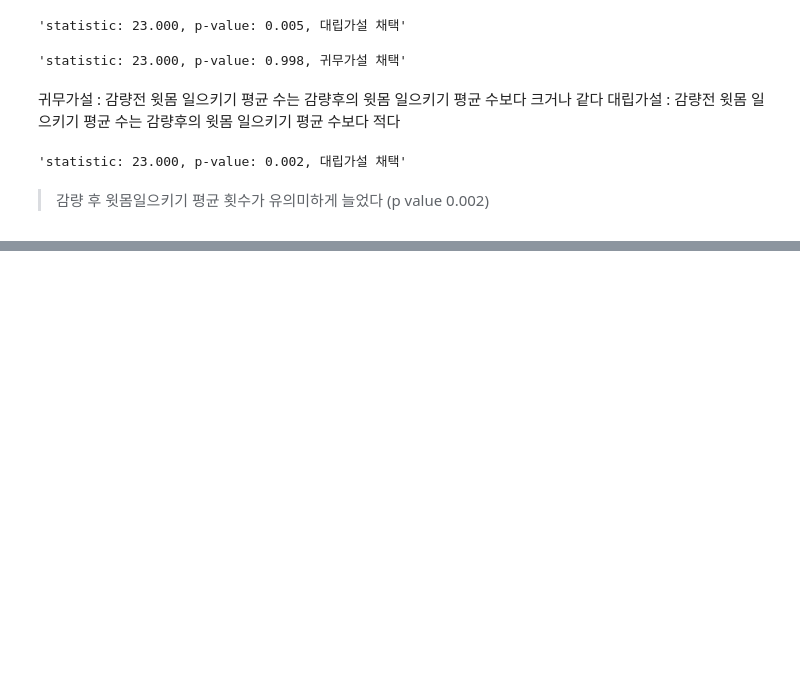
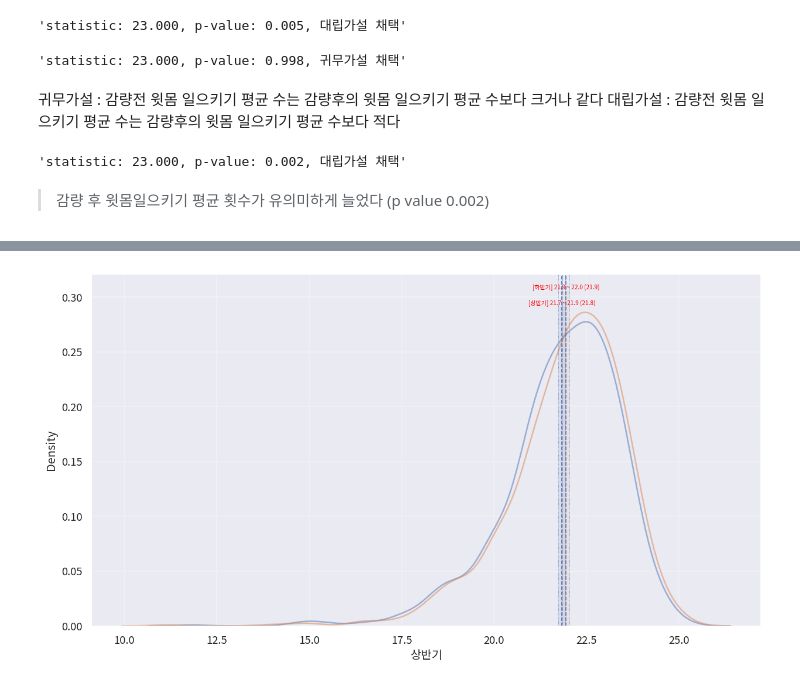
Before and after one commit to BoheeJeong/data_analysis_basic, a Jupyter notebook: [LAB-10] 추론통계/10-02 신뢰구간.ipynb/10-07 연습문제.ipynb, the cells around one changed output, grey strips where cells are left out. Cells and saved outputs as stored; diff of their text form; code cells hidden in the pictures; blank space fills up the shorter version.

```diff
--- a/[LAB-10] 추론통계/10-02 신뢰구간.ipynb/10-07 연습문제.ipynb
+++ b/[LAB-10] 추론통계/10-02 신뢰구간.ipynb/10-07 연습문제.ipynb
@@ -885,7 +888,7 @@ s, p = mannwhitneyu(origin['감량전 윗몸일으키기'], origin['감량후
 귀무가설 : 감량전 윗몸 일으키기 평균 수는 감량후의 윗몸 일으키기 평균 수보다 크거나 같다
 대립가설 : 감량전 윗몸 일으키기 평균 수는 감량후의 윗몸 일으키기 평균 수보다 적다
 # %%
-s, p = mannwhitneyu(origin['감량전 윗몸일으키기'], origin['감량후 윗몸일으키기'],alternative = 'less') #alternative='less' / 'greater'
+s, p = mannwhitneyu(wrestler_diet['감량전 윗몸일으키기'], wrestler_diet['감량후 윗몸일으키기'],alternative = 'less') #alternative='less' / 'greater'
 "statistic: {0:.3f}, p-value: {1:.3f}, {2}가설 채택".format(s, p, "대립" if p <= 0.05 else "귀무")
 # %% [output]
 'statistic: 23.000, p-value: 0.002, 대립가설 채택'
@@ -895,0 +1074,18 @@ s, p = mannwhitneyu(origin['감량전 윗몸일으키기'], origin['감량후
+# %%
+
+
+# 1) 상/하반기 pivot
+origin_filtered2 = origin_filtered1.pivot_table(
+    index='code',
+    columns='반기',
+    values='sales_amount',
+    aggfunc='sum'
+)
+
+# 2) 상/하반기 둘 다 있는 점포만 선택
+paired = origin_filtered2.dropna(subset=['상반기', '하반기'])
+
+# 3) 로그 변환 (log(1+x) → 0값도 처리 가능)
+paired_log = np.log1p(paired[['상반기', '하반기']])
+
+paired_log
@@ -895,0 +1107,50 @@ s, p = mannwhitneyu(origin['감량전 윗몸일으키기'], origin['감량후
+# %%
+data = paired_log[['상반기','하반기']]                # 확인할 데이터
+
+# 1) 그래프 초기화
+width_px  = 1280                      # 그래프 가로 크기
+height_px = 720                       # 그래프 세로 크기
+rows = 1                              # 그래프 행 수
+cols = 1                              # 그래프 열 수
+figsize = (width_px / my_dpi, height_px / my_dpi)
+fig, ax = plt.subplots(rows, cols, figsize=figsize, dpi=my_dpi)
+
+for c in data.columns:
+    # KDE Plot 그리기
+    sb.kdeplot(data=data, x=c, fill=False, alpha=0.5)
+
+    # 신뢰구간
+    max = data[c].max()               # 최대값
+    clevel = 0.95                     # 신뢰수준
+    dof = len(data[c]) - 1            # 자유도
+    sp_mean = data[c].mean()          # 표본평균
+    sp_std = data[c].std(ddof=1)      # 표본표준편차
+    sp_std_error = sp_std / sqrt(len(data[c]))  # 표본표준오차
+
+    cmin, cmax = t.interval(clevel, dof, loc=sp_mean, scale=sp_std_error)
+
+    ax.axvline(cmin, linestyle=':', linewidth=0.5)
+    ax.axvline(cmax, linestyle=':', linewidth=0.5)
+
+    # 평균 표시
+    ymin, ymax = ax.get_ylim()
+    ax.fill_between([cmin, cmax], 0, ymax, alpha=0.1)
+    ax.axvline(sp_mean, linestyle='--', linewidth=1)
+
+    # 텍스트 그리기
+    ax.text(x=(cmax-cmin)/2+cmin,
+            y=ymax,
+            s=f"[{c}] {cmin:.1f} ~ {cmax:.1f} ({sp_mean:.1f})",
+            horizontalalignment="center",
+            verticalalignment="bottom",
+            fontdict={"size": 6, "color": "red"})
+
+# 3) 그래프 꾸미기
+ax.grid(True, alpha=0.3)
+
+# 4) 출력
+plt.tight_layout()      # 여백 제거
+plt.show()              # 그래프 화면 출력
+plt.close()             # 그래프 작업 종료
+# %% [output]
+[figure, added]
```
Also changed, not shown: parts of 40 cells of this notebook, 1 other file.
